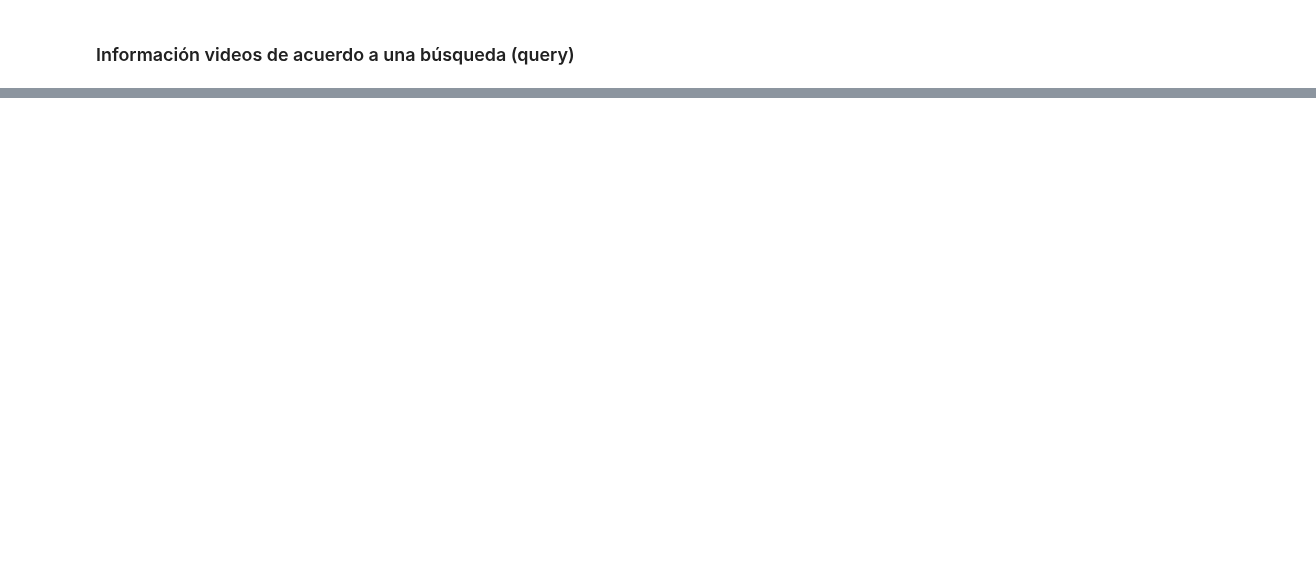
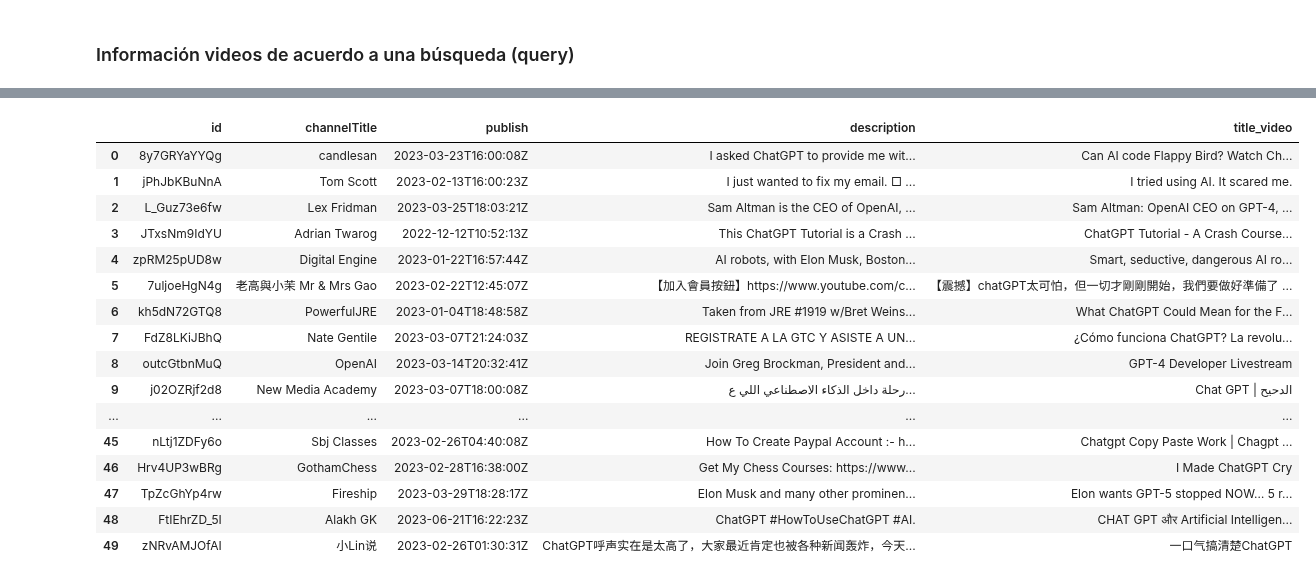
Before and after one commit to nichoces/dsft-jun23, a Jupyter notebook: 2_Data_analysis/5-APIs/APIs/Teoría/Web data.ipynb, the cells around one changed output, grey strips where cells are left out. Saved outputs shown, nothing was run; the diff lists cells and outputs as text; code cells hidden in the pictures; blank space fills up the shorter version.

```diff
--- a/2_Data_analysis/5-APIs/APIs/Teoría/Web data.ipynb
+++ b/2_Data_analysis/5-APIs/APIs/Teoría/Web data.ipynb
@@ -51,2 +71,7 @@ import json
+# %%
+# Guardamos el zip
+filename = "data/bicis.zip"
+with open(filename, "wb") as f:
+    f.write(r.content)
 # %%
 # Extraemos lo que hay dentro
@@ -321,0 +460,3 @@ year: 2022
+# %%
+import requests
+response = requests.get("https://api.themoviedb.org/3/discover/movie?api_key=bde7aaed15f664fa80f11f3ea353eb92&language=en-US&sort_by=popularity.desc&include_adult=false&include_video=false&page=2&primary_release_year=2010")
@@ -344,0 +585,8 @@ from googleapiclient.discovery import build
+# %%
+youtube = build("youtube", "v3", developerKey=api_key_y)
+
+request = youtube.channels().list(
+    part="statistics",
+    id = "UCy5znSnfMsDwaLlROnZ7Qbg"
+)
+response = request.execute()
@@ -354,0 +608,8 @@ from googleapiclient.discovery import build
+# %%
+search_response = youtube.search().list(
+    q="Chat gpt",
+    part="snippet",
+    order="viewCount",
+    type="video",
+    maxResults=50
+).execute()
@@ -354,0 +635,30 @@ from googleapiclient.discovery import build
+# %%
+dict_videos = {"id":[], "channelTitle":[], "publish":[], "description":[], "title_video":[]} # Se crea diccionario con valores de listas vacías
+
+for i in search_response["items"]: # Iterar listas
+    dict_videos["id"].append(i["id"]["videoId"])
+    dict_videos["channelTitle"].append(i["snippet"]["channelTitle"])
+    dict_videos["publish"].append(i["snippet"]["publishTime"])
+    dict_videos["description"].append(i["snippet"]["description"])
+    dict_videos["title_video"].append(i["snippet"]["title"])
+
+df_video_y = pd.DataFrame(dict_videos)
+df_video_y
+# %% [output]
+|  | id | channelTitle | publish | description | title_video |
+| 0 | 8y7GRYaYYQg | candlesan | 2023-03-23T16:00:08Z | I asked ChatGPT to provide me wit... | Can AI code Flappy Bird? Watch Ch... |
+| 1 | jPhJbKBuNnA | Tom Scott | 2023-02-13T16:00:23Z | I just wanted to fix my email. □ ... | I tried using AI. It scared me. |
+| 2 | L_Guz73e6fw | Lex Fridman | 2023-03-25T18:03:21Z | Sam Altman is the CEO of OpenAI, ... | Sam Altman: OpenAI CEO on GPT-4, ... |
+| 3 | JTxsNm9IdYU | Adrian Twarog | 2022-12-12T10:52:13Z | This ChatGPT Tutorial is a Crash ... | ChatGPT Tutorial - A Crash Course... |
+| 4 | zpRM25pUD8w | Digital Engine | 2023-01-22T16:57:44Z | AI robots, with Elon Musk, Boston... | Smart, seductive, dangerous AI ro... |
+| 5 | 7uljoeHgN4g | 老高與小茉 Mr & Mrs Gao | 2023-02-22T12:45:07Z | 【加入會員按鈕】https://www.youtube.com/c... | 【震撼】chatGPT太可怕，但一切才剛剛開始，我們要做好準備了 ... |
+| 6 | kh5dN72GTQ8 | PowerfulJRE | 2023-01-04T18:48:58Z | Taken from JRE #1919 w/Bret Weins... | What ChatGPT Could Mean for the F... |
+| 7 | FdZ8LKiJBhQ | Nate Gentile | 2023-03-07T21:24:03Z | REGISTRATE A LA GTC Y ASISTE A UN... | ¿Cómo funciona ChatGPT? La revolu... |
+| 8 | outcGtbnMuQ | OpenAI | 2023-03-14T20:32:41Z | Join Greg Brockman, President and... | GPT-4 Developer Livestream |
+| 9 | j02OZRjf2d8 | New Media Academy | 2023-03-07T18:00:08Z | رحلة داخل الذكاء الاصطناعي اللي ع... | Chat GPT | الدحيح |
+| ... | ... | ... | ... | ... | ... |
+| 45 | nLtj1ZDFy6o | Sbj Classes | 2023-02-26T04:40:08Z | How To Create Paypal Account :- h... | Chatgpt Copy Paste Work | Chagpt ... |
+| 46 | Hrv4UP3wBRg | GothamChess | 2023-02-28T16:38:00Z | Get My Chess Courses: https://www... | I Made ChatGPT Cry |
+| 47 | TpZcGhYp4rw | Fireship | 2023-03-29T18:28:17Z | Elon Musk and many other prominen... | Elon wants GPT-5 stopped NOW… 5 r... |
+| 48 | FtIEhrZD_5I | Alakh GK | 2023-06-21T16:22:23Z | ChatGPT #HowToUseChatGPT #AI. | CHAT GPT और Artificial Intelligen... |
+| 49 | zNRvAMJOfAI | 小Lin说 | 2023-02-26T01:30:31Z | ChatGPT呼声实在是太高了，大家最近肯定也被各种新闻轰炸，今天... | 一口气搞清楚ChatGPT |
```
Also changed, not shown: parts of 74 cells of this notebook, 2 other files.
